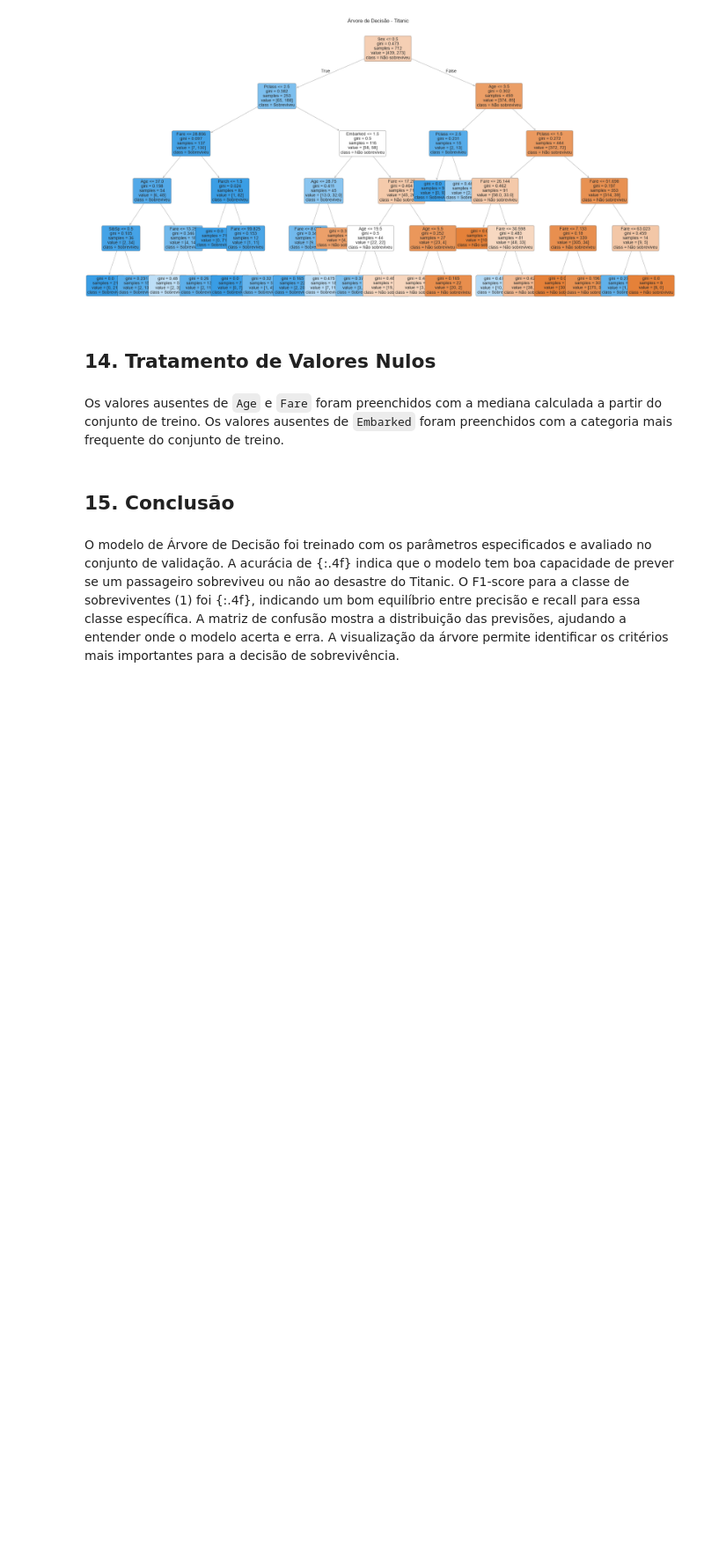
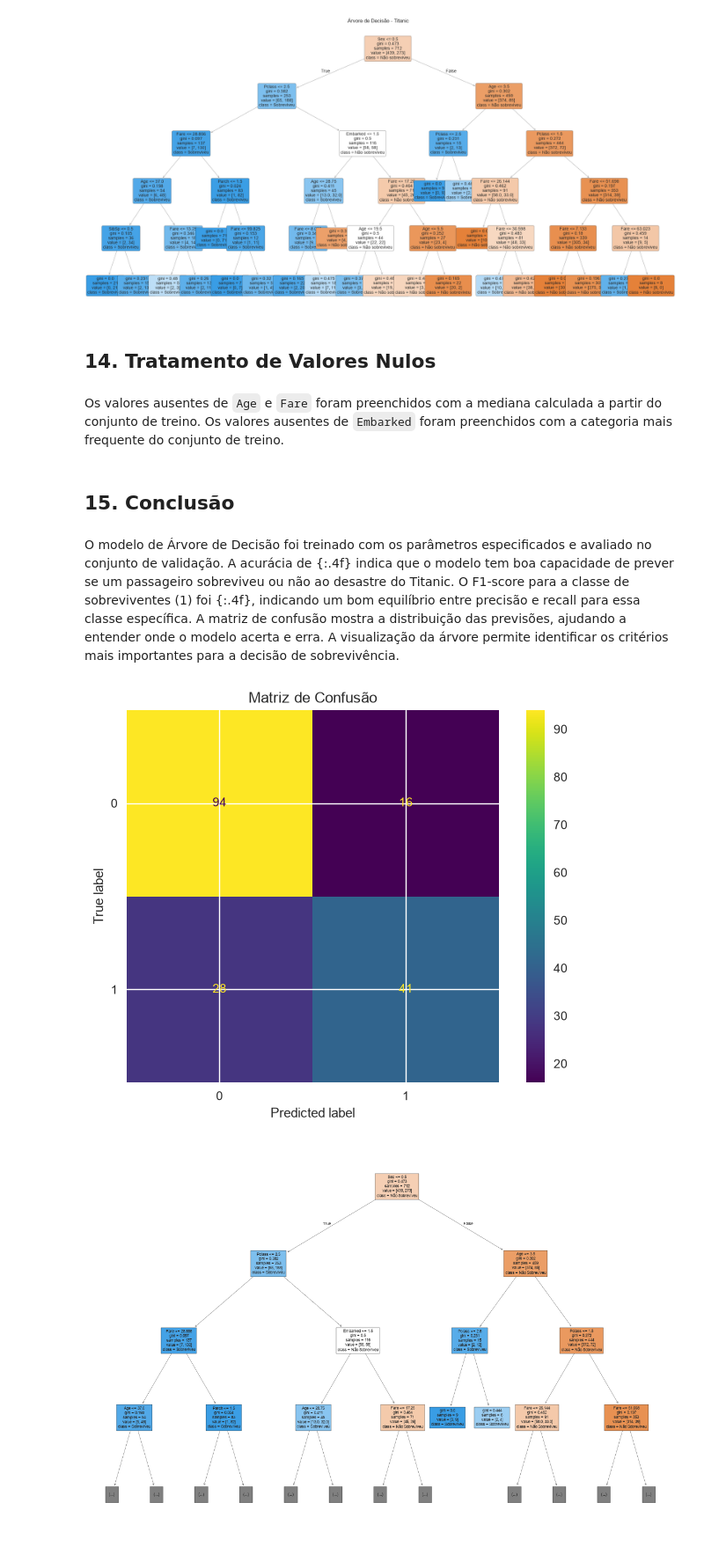
Before and after one commit to ML-e-Mineracao-de-Dados/ML-e-Data-Mining, a Jupyter notebook: Trabalho1/Titanic/titanic_arvore_decisao.ipynb, the cells around one changed output. Shown at 88% size. Saved outputs shown, nothing was run; the diff lists cells and outputs as text; code cells hidden in the pictures; blank space fills up the shorter version.

```diff
--- a/Trabalho1/Titanic/titanic_arvore_decisao.ipynb
+++ b/Trabalho1/Titanic/titanic_arvore_decisao.ipynb
@@ -330,3 +330,16 @@ Os valores ausentes de `Age` e `Fare` foram preenchidos com a mediana calculada
 ## 15. Conclusão
 # %% [markdown]
 O modelo de Árvore de Decisão foi treinado com os parâmetros especificados e avaliado no conjunto de validação. A acurácia de {:.4f} indica que o modelo tem boa capacidade de prever se um passageiro sobreviveu ou não ao desastre do Titanic. O F1-score para a classe de sobreviventes (1) foi {:.4f}, indicando um bom equilíbrio entre precisão e recall para essa classe específica. A matriz de confusão mostra a distribuição das previsões, ajudando a entender onde o modelo acerta e erra. A visualização da árvore permite identificar os critérios mais importantes para a decisão de sobrevivência.
+# %%
+from sklearn.metrics import ConfusionMatrixDisplay
+# 1. Matriz de Confusão
+ConfusionMatrixDisplay.from_estimator(dt_classifier, X_val, y_val)
+plt.title('Matriz de Confusão')
+plt.show()
+# 2. Desenho da Árvore
+plt.figure(figsize=(15, 10))
+plot_tree(dt_classifier, feature_names=X_val.columns, class_names=['Não Sobreviveu', 'Sobreviveu'], filled=True, max_depth=3)
+plt.show()
+# %% [output]
+[figure, added]
+[figure, added]
```
Also changed, not shown: parts of 1 cell of this notebook.
